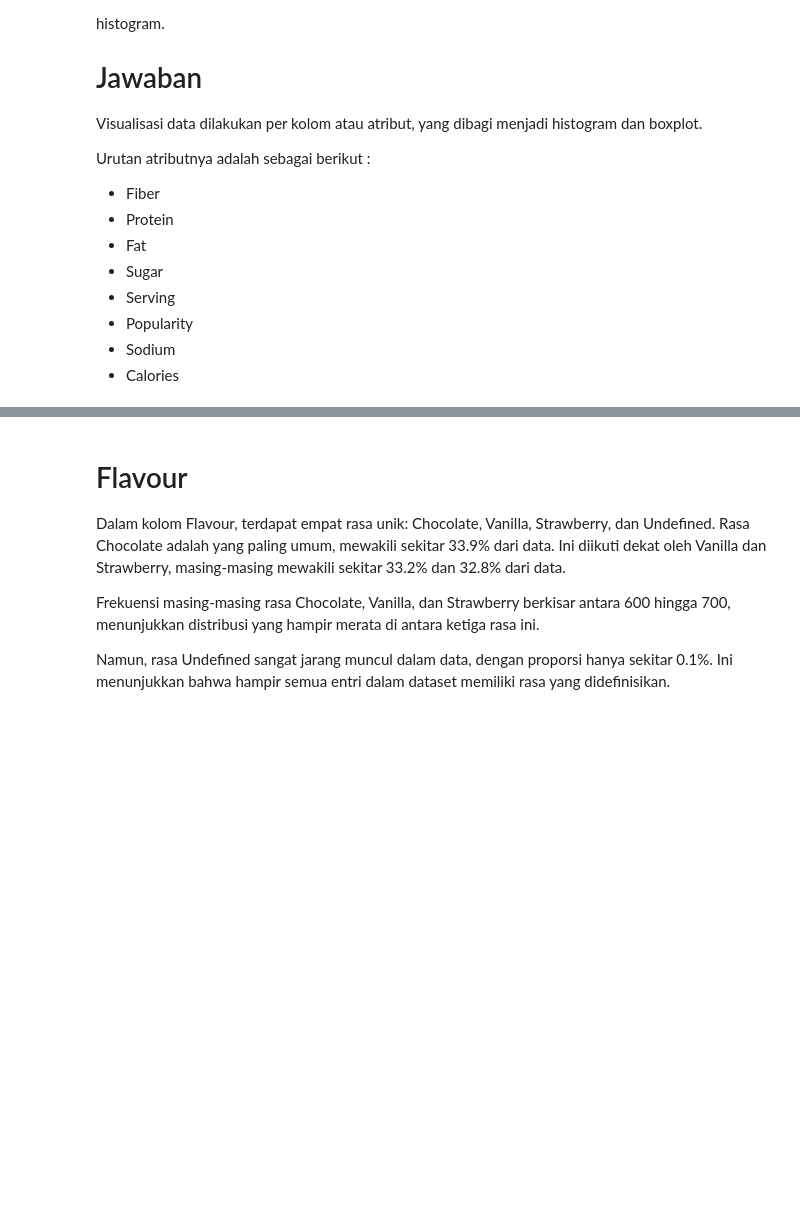
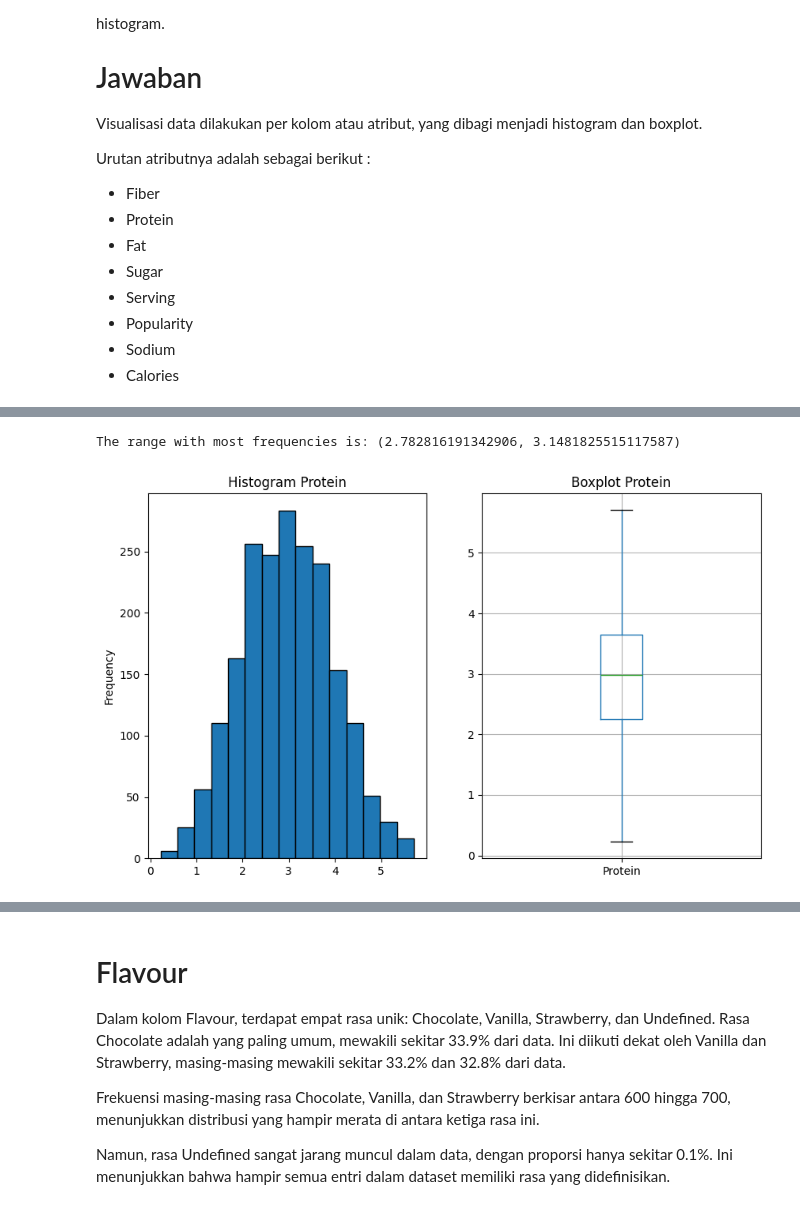
Before and after one commit to alandmprtma/IF2220-Tubes-Probstat, a Jupyter notebook: K03-IF2220-13522124-13522135.ipynb, the cells around one changed output, grey strips where cells are left out. Drawn from its saved outputs; the diff is of its cells as text; code cells hidden in the pictures; blank space fills up the shorter version.

```diff
--- a/K03-IF2220-13522124-13522135.ipynb
+++ b/K03-IF2220-13522124-13522135.ipynb
@@ -384,0 +313,6 @@ plot_attribute(data, 'Calories')
+# %%
+plot_attribute(data, 'Protein')
+print_most_frequent_range(data, 'Protein')
+# %% [output]
+The range with most frequencies is: (2.782816191342906, 3.1481825515117587)
+[figure, added]
```
Also changed, not shown: parts of 40 cells of this notebook.
